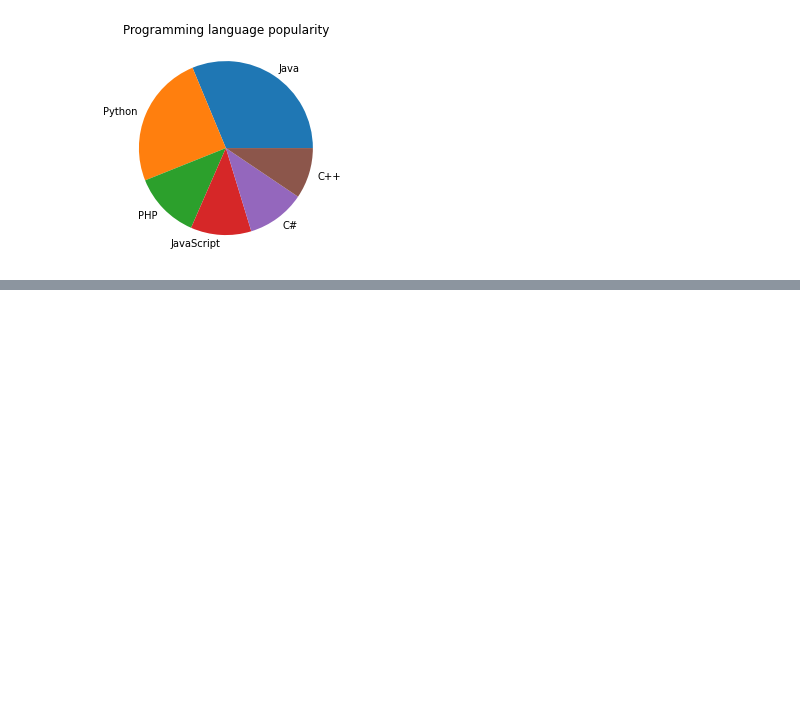
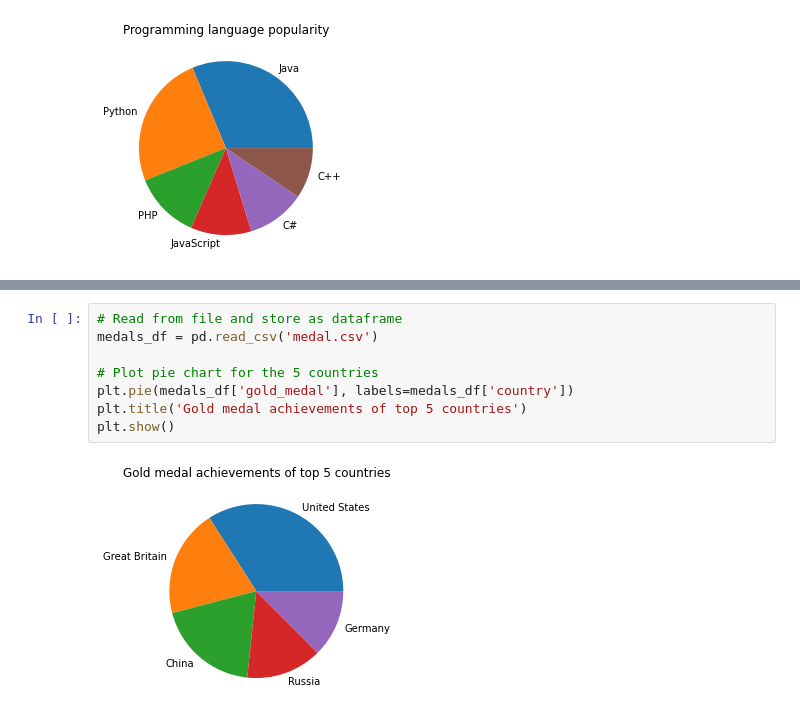
Before and after one commit to NishanthRajkumar/Python-Libraries, a Jupyter notebook: matplotlib_programs/matplotlib_piechart.ipynb, the cells around one changed output, grey strips where cells are left out. Cells and saved outputs as stored; diff of their text form; blank space fills up the shorter version.

Commit message:
feat: pie plot of top 5 countries

```diff
--- a/matplotlib_programs/matplotlib_piechart.ipynb
+++ b/matplotlib_programs/matplotlib_piechart.ipynb
@@ -37,0 +50,10 @@ plt.show()
+# %%
+# Read from file and store as dataframe
+medals_df = pd.read_csv('medal.csv')
+
+# Plot pie chart for the 5 countries
+plt.pie(medals_df['gold_medal'], labels=medals_df['country'])
+plt.title('Gold medal achievements of top 5 countries')
+plt.show()
+# %% [output]
+[figure, added]
```
Also changed, not shown: parts of 2 cells of this notebook, 1 other file.
